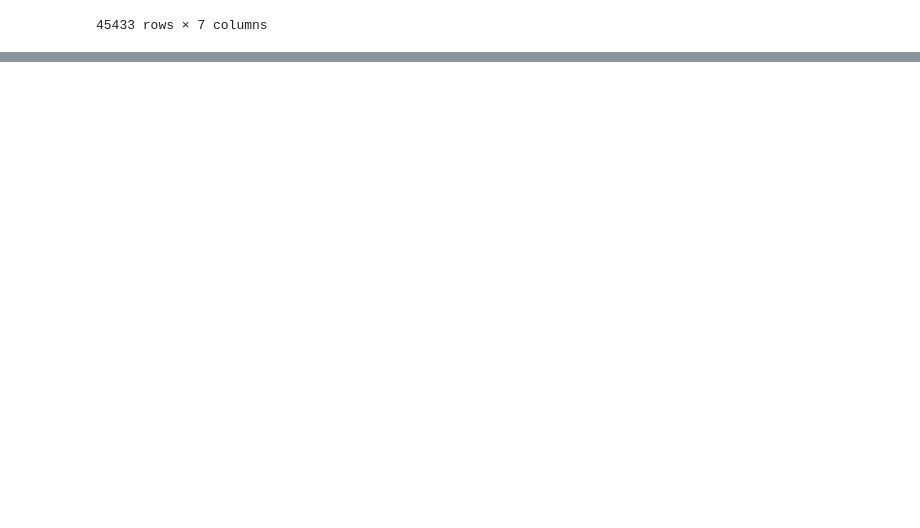
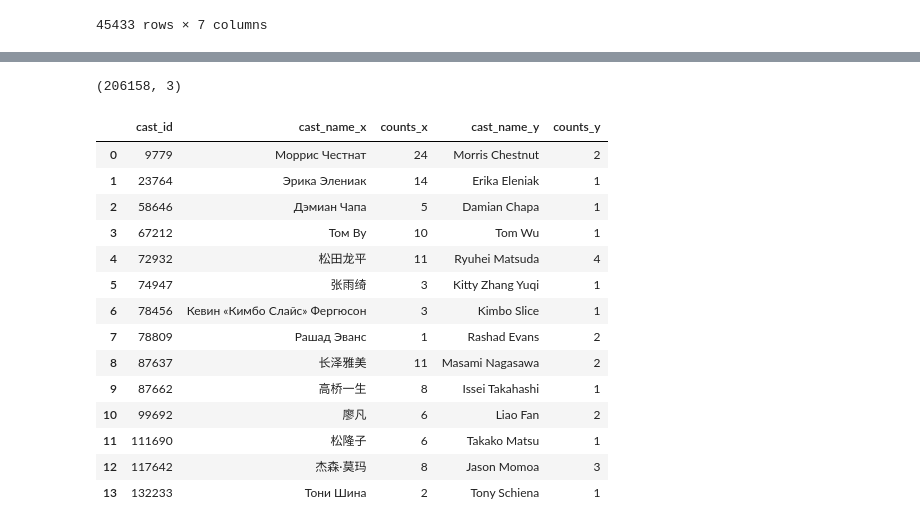
Before and after one commit to da0ran9e/Movie-Database, a Jupyter notebook: DataProcessing.ipynb, the cells around one changed output, grey strips where cells are left out. Drawn from its saved outputs; the diff is of its cells as text; code cells hidden in the pictures; blank space fills up the shorter version.

```diff
--- a/DataProcessing.ipynb
+++ b/DataProcessing.ipynb
@@ -201,0 +384,6 @@ movie_retest.sort_values(by='len')
+# %%
+crewdf = crewdf[crewdf['cast.id'].notna()]
+crewdf = crewdf[['id', 'cast.id', 'cast.character', 'cast.name']]
+crewdf.columns = ['movie_id', 'cast_id', 'cast_character', 'cast_name']
+crewdf['cast_id'] = crewdf['cast_id'].astype(int)
+crewdf
@@ -201,0 +404,3 @@ movie_retest.sort_values(by='len')
+# %%
+cast_table = crewdf.groupby(['cast_id','cast_name']).size().reset_index(name='counts')
+cast_table
@@ -201,0 +421,24 @@ movie_retest.sort_values(by='len')
+# %%
+# Remove casts with non-English names
+nonenglish = cast_table[cast_table.duplicated(subset='cast_id', keep='first')]
+cast_table = cast_table.drop_duplicates(subset='cast_id', keep='first')
+
+print(cast_table.shape)
+pd.merge(nonenglish, cast_table, on='cast_id')
+# %% [output]
+(206158, 3)
+|  | cast_id | cast_name_x | counts_x | cast_name_y | counts_y |
+| 0 | 9779 | Моррис Честнат | 24 | Morris Chestnut | 2 |
+| 1 | 23764 | Эрика Элениак | 14 | Erika Eleniak | 1 |
+| 2 | 58646 | Дэмиан Чапа | 5 | Damian Chapa | 1 |
+| 3 | 67212 | Том Ву | 10 | Tom Wu | 1 |
+| 4 | 72932 | 松田龙平 | 11 | Ryuhei Matsuda | 4 |
+| 5 | 74947 | 张雨绮 | 3 | Kitty Zhang Yuqi | 1 |
+| 6 | 78456 | Кевин «Кимбо Слайс» Фергюсон | 3 | Kimbo Slice | 1 |
+| 7 | 78809 | Рашад Эванс | 1 | Rashad Evans | 2 |
+| 8 | 87637 | 长泽雅美 | 11 | Masami Nagasawa | 2 |
+| 9 | 87662 | 高桥一生 | 8 | Issei Takahashi | 1 |
+| 10 | 99692 | 廖凡 | 6 | Liao Fan | 2 |
+| 11 | 111690 | 松隆子 | 6 | Takako Matsu | 1 |
+| 12 | 117642 | 杰森·莫玛 | 8 | Jason Momoa | 3 |
+| 13 | 132233 | Тони Шина | 2 | Tony Schiena | 1 |
```
Also changed, not shown: parts of 28 cells of this notebook, 1 other file.
